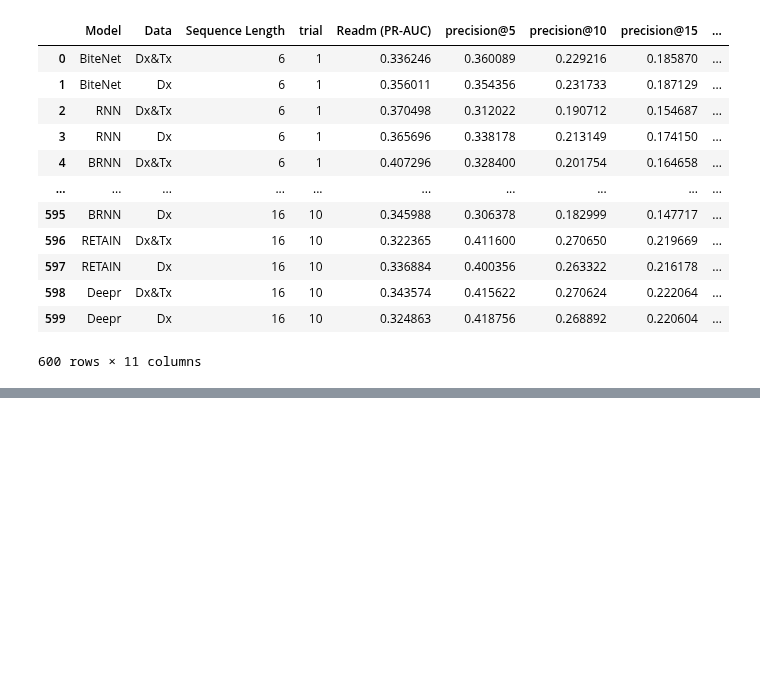
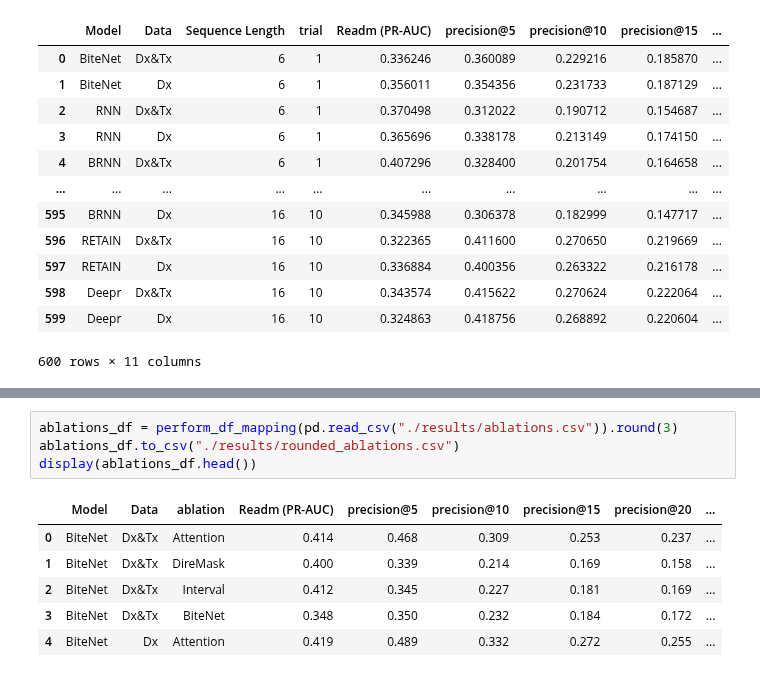
Before and after one commit to greenwaltc/CS598-DL4H-Final-Project, a Jupyter notebook: data_analysis.ipynb, the cells around one changed output, grey strips where cells are left out. Cells and saved outputs as stored; diff of their text form; blank space fills up the shorter version.

```diff
--- a/data_analysis.ipynb
+++ b/data_analysis.ipynb
@@ -168,0 +176,11 @@ plt.savefig(f"./results/changing_n_heads_{CONTEXT}.png", dpi=600)
+# %%
+ablations_df = perform_df_mapping(pd.read_csv("./results/ablations.csv")).round(3)
+ablations_df.to_csv("./results/rounded_ablations.csv")
+display(ablations_df.head())
+# %% [output]
+|  | Model | Data | ablation | Readm (PR-AUC) | precision@5 | precision@10 | precision@15 | precision@20 | ... |
+| 0 | BiteNet | Dx&Tx | Attention | 0.414 | 0.468 | 0.309 | 0.253 | 0.237 | ... |
+| 1 | BiteNet | Dx&Tx | DireMask | 0.400 | 0.339 | 0.214 | 0.169 | 0.158 | ... |
+| 2 | BiteNet | Dx&Tx | Interval | 0.412 | 0.345 | 0.227 | 0.181 | 0.169 | ... |
+| 3 | BiteNet | Dx&Tx | BiteNet | 0.348 | 0.350 | 0.232 | 0.184 | 0.172 | ... |
+| 4 | BiteNet | Dx | Attention | 0.419 | 0.489 | 0.332 | 0.272 | 0.255 | ... |
```
Also changed, not shown: parts of 4 cells of this notebook, 6 other files.
